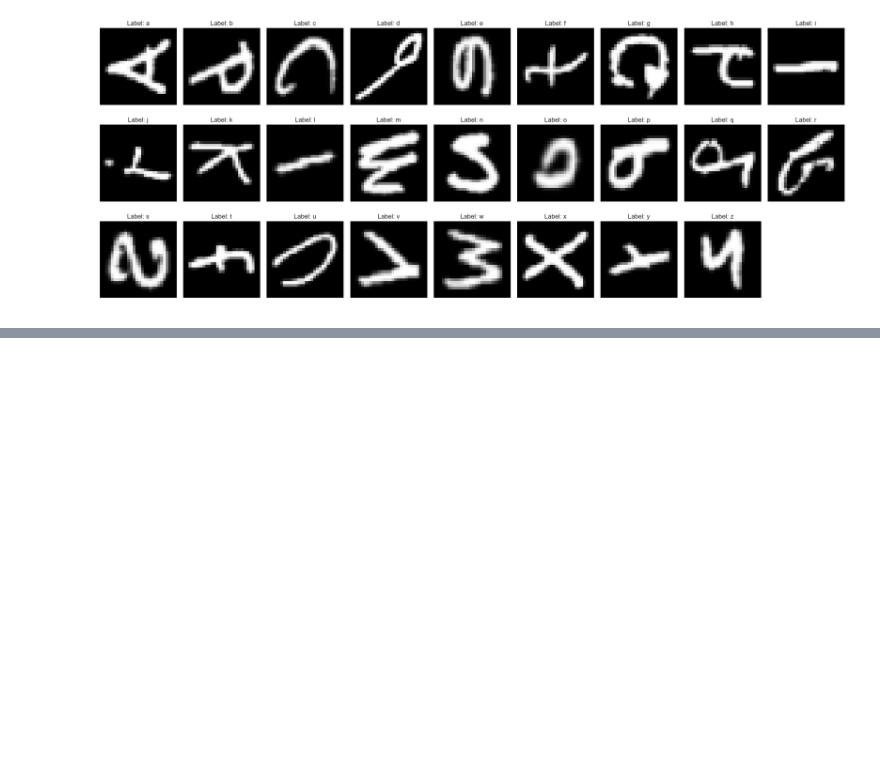
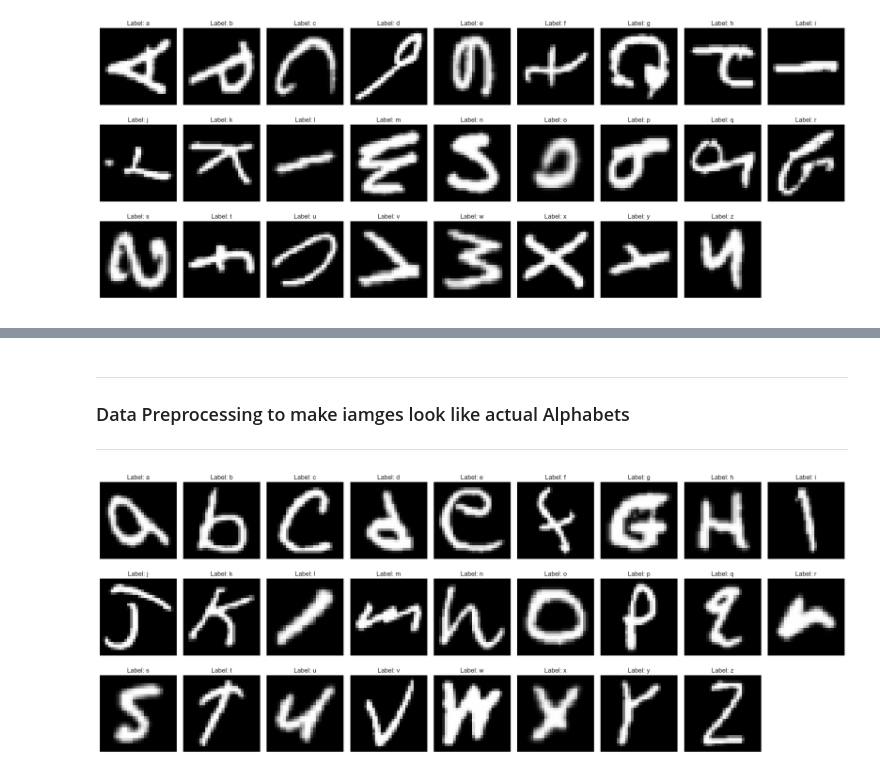
Before and after one commit to REHXZ/DELE_CA2, a Jupyter notebook: numpy_test.ipynb, the cells around one changed output, grey strips where cells are left out. Cells and saved outputs as stored; diff of their text form; code cells hidden in the pictures; blank space fills up the shorter version.

```diff
--- a/numpy_test.ipynb
+++ b/numpy_test.ipynb
@@ -97,26 +99,29 @@ Test set shape: (17760, 28, 28, 1)
 # %%
 unique_labels = np.unique(y_train)
 # %%
-# Create the plot with sufficient subplots
-fig, axes = plt.subplots(3, 9, figsize=(20, 8))  # Adjusted to 3 rows and 9 columns for demonstration
-axes = axes.flatten()
+def Show_Images(data,unique_labels,labels):
+    # Create the plot with sufficient subplots
+    fig, axes = plt.subplots(3, 9, figsize=(20, 8))  # Adjusted to 3 rows and 9 columns for demonstration
+    axes = axes.flatten()
 
-for label, ax in zip(unique_labels, axes):
-    # Select the first image for each unique label
-    idx = np.where(y_train == label)[0][0]
-    image = X_train[idx].reshape(28, 28)
+    for label, ax in zip(unique_labels, axes):
+        # Select the first image for each unique label
+        idx = np.where(labels == label)[0][0]
+        image = data[idx].reshape(28, 28)
 
-    # Display the image
-    ax.imshow(image, cmap='gray')
-    ax.set_title(f'Label: {label}')
-    ax.axis('off')
+        # Display the image
+        ax.imshow(image, cmap='gray')
+        ax.set_title(f'Label: {label}')
+        ax.axis('off')
 
-# Hide any remaining empty subplots (if any)
-for ax in axes[len(unique_labels):]:
-    ax.axis('off')
+    # Hide any remaining empty subplots (if any)
+    for ax in axes[len(unique_labels):]:
+        ax.axis('off')
 
-plt.tight_layout()
-plt.show()
+    plt.tight_layout()
+    plt.show()
+
+Show_Images(X_train,unique_labels,y_train)
 # %% [output]
 [figure]
 # %% [markdown]
@@ -182,3 +186,19 @@ def plot_images_per_label_Aug_sheer(images, labels, num_images_per_label=5):
     plt.show()
 # %%
 # plot_images_per_label_Aug_sheer(X_train, y_train)
+# %% [markdown]
+<hr>
+<h3>Data Preprocessing to make iamges look like actual Alphabets</h3>
+<hr>
+# %%
+augmented_images = []
+for image in images:
+    rotated_image = rotate(image, 90, reshape=False)
+    flipped_image = np.flipud(rotated_image)  # Flip vertically
+    augmented_images.append(flipped_image)
+# %%
+augmented_images = np.array(augmented_images)
+# %%
+Show_Images(augmented_images,unique_labels)
+# %% [output]
+[figure, added]
```
Also changed, not shown: parts of 10 cells of this notebook.
